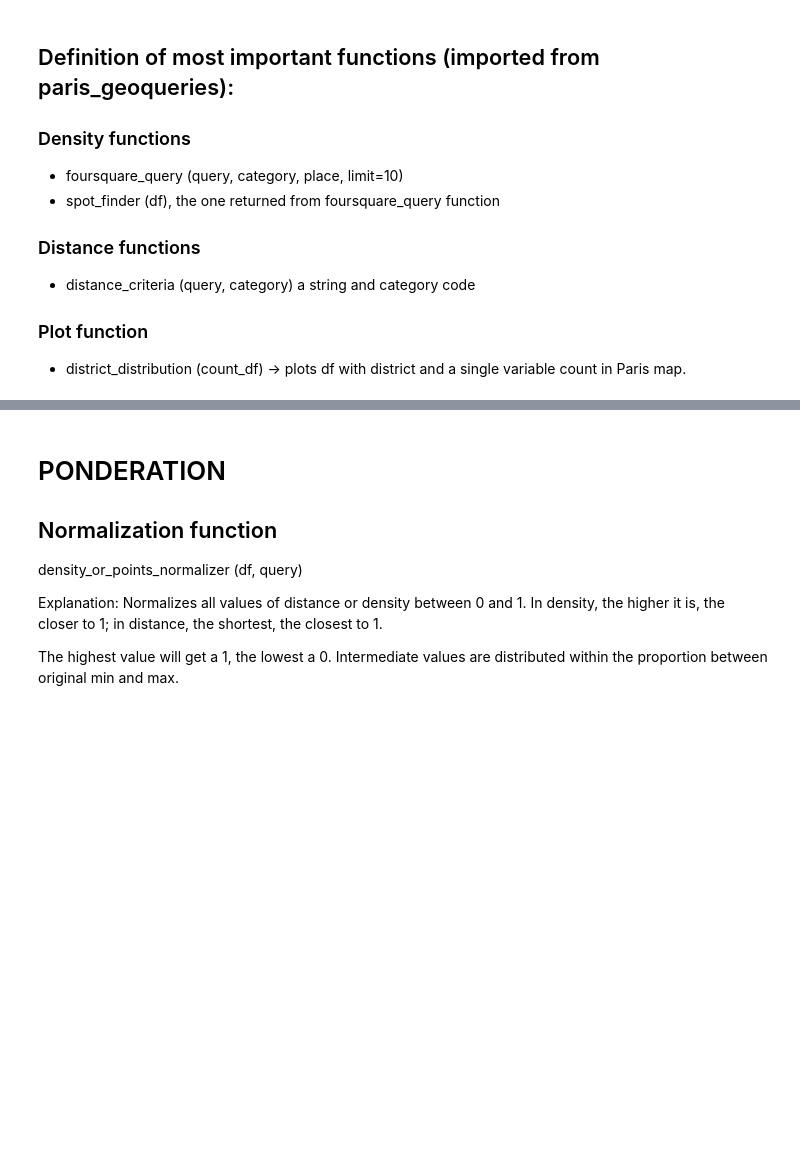
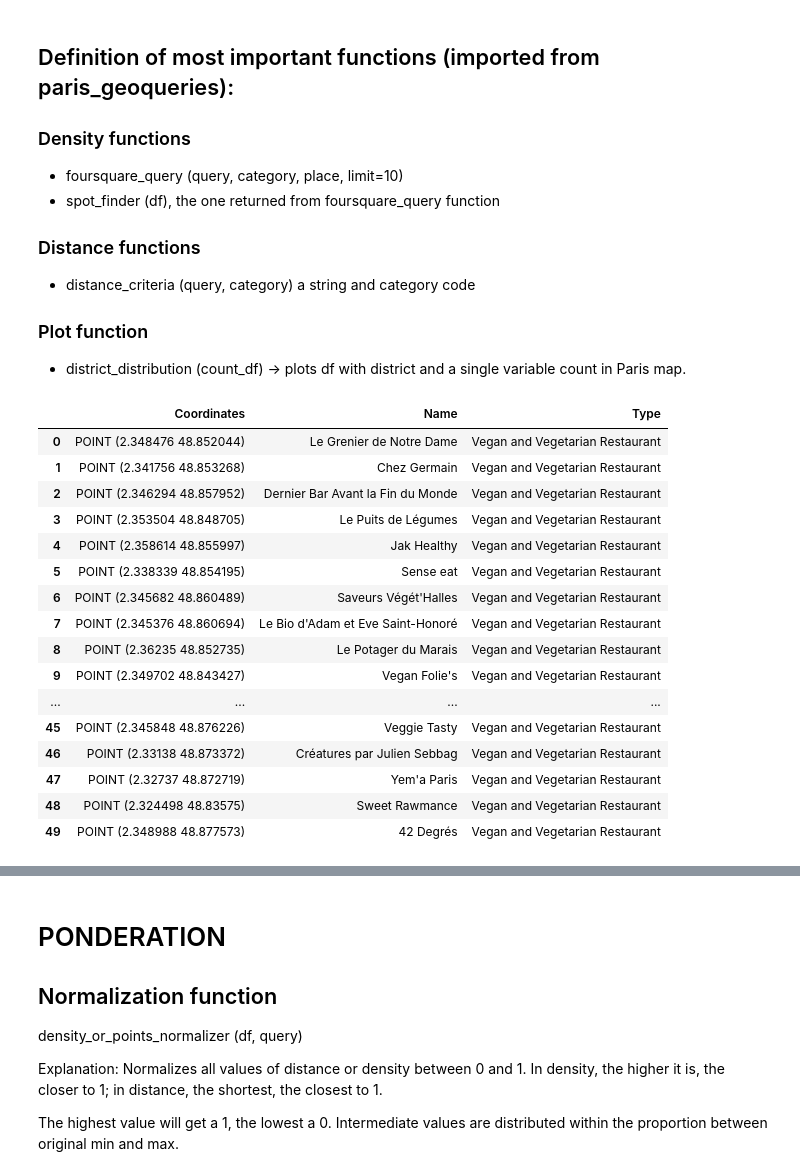
Before and after one commit to gerardrius/Gerard-Project-III, a Jupyter notebook: main.ipynb, the cells around one changed output, grey strips where cells are left out. Saved outputs shown, nothing was run; the diff lists cells and outputs as text; code cells hidden in the pictures; blank space fills up the shorter version.

```diff
--- a/main.ipynb
+++ b/main.ipynb
@@ -106,6 +106,26 @@ See the caveats in the documentation: https://pandas.pydata.org/pandas-docs/stab
 # Some examples of use of these functions below:
 vegan_query = foursquare_query('Vegan', 13377, 'Paris', 50)
 vegan_density = spot_finder(vegan_query)
+# %%
+vegan_query
+# %% [output]
+|  | Coordinates | Name | Type |
+| 0 | POINT (2.348476 48.852044) | Le Grenier de Notre Dame | Vegan and Vegetarian Restaurant |
+| 1 | POINT (2.341756 48.853268) | Chez Germain | Vegan and Vegetarian Restaurant |
+| 2 | POINT (2.346294 48.857952) | Dernier Bar Avant la Fin du Monde | Vegan and Vegetarian Restaurant |
+| 3 | POINT (2.353504 48.848705) | Le Puits de Légumes | Vegan and Vegetarian Restaurant |
+| 4 | POINT (2.358614 48.855997) | Jak Healthy | Vegan and Vegetarian Restaurant |
+| 5 | POINT (2.338339 48.854195) | Sense eat | Vegan and Vegetarian Restaurant |
+| 6 | POINT (2.345682 48.860489) | Saveurs Végét'Halles | Vegan and Vegetarian Restaurant |
+| 7 | POINT (2.345376 48.860694) | Le Bio d'Adam et Eve Saint-Honoré | Vegan and Vegetarian Restaurant |
+| 8 | POINT (2.36235 48.852735) | Le Potager du Marais | Vegan and Vegetarian Restaurant |
+| 9 | POINT (2.349702 48.843427) | Vegan Folie's | Vegan and Vegetarian Restaurant |
+| ... | ... | ... | ... |
+| 45 | POINT (2.345848 48.876226) | Veggie Tasty | Vegan and Vegetarian Restaurant |
+| 46 | POINT (2.33138 48.873372) | Créatures par Julien Sebbag | Vegan and Vegetarian Restaurant |
+| 47 | POINT (2.32737 48.872719) | Yem'a Paris | Vegan and Vegetarian Restaurant |
+| 48 | POINT (2.324498 48.83575) | Sweet Rawmance | Vegan and Vegetarian Restaurant |
+| 49 | POINT (2.348988 48.877573) | 42 Degrés | Vegan and Vegetarian Restaurant |
 # %%
 district_distribution(vegan_density)
 # %% [output]
```
Also changed, not shown: parts of 7 cells of this notebook, 22 other files.
